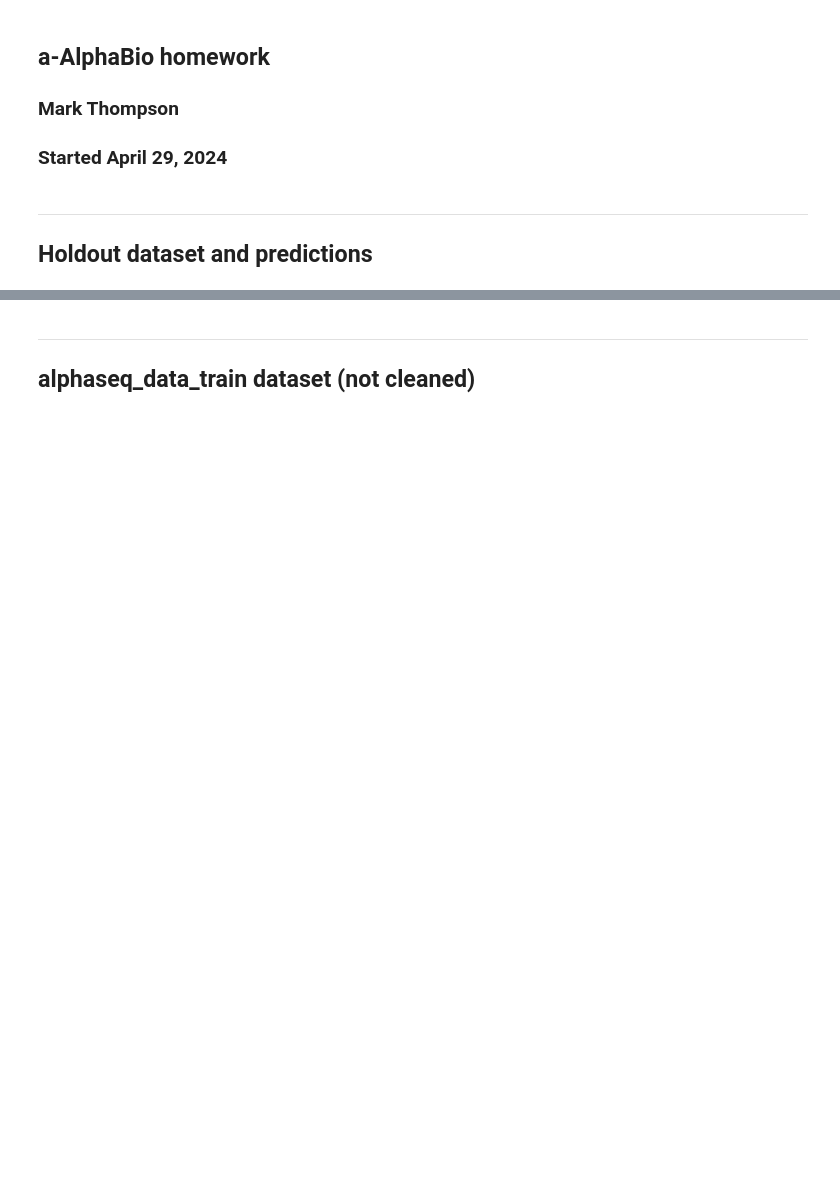
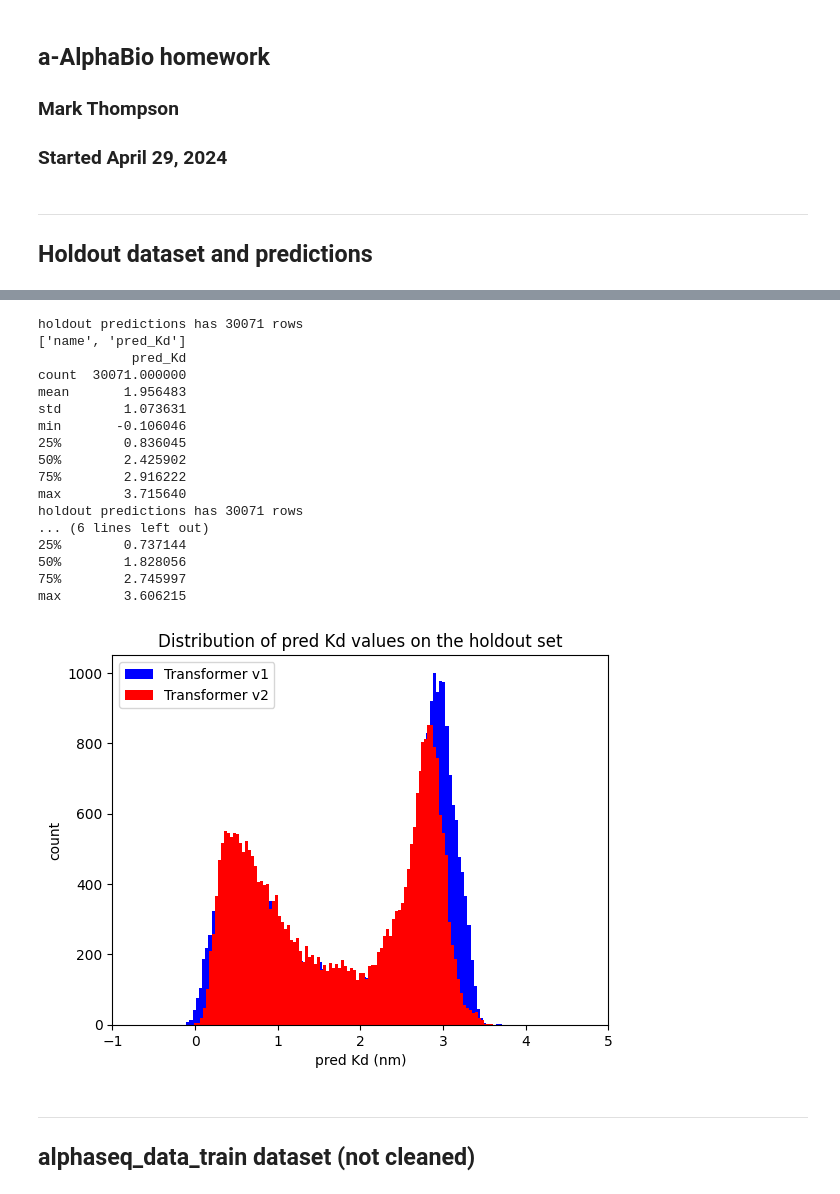
Before and after one commit to planaria158/BERT-antibody-antigen-binding-energy, a Jupyter notebook: Analysis.ipynb, the cells around one changed output, grey strips where cells are left out. Drawn from its saved outputs; the diff is of its cells as text; code cells hidden in the pictures; blank space fills up the shorter version.

Commit message:
more tform_mlp_v2 analysis and creating the Addendum_May9 folder

```diff
--- a/Analysis.ipynb
+++ b/Analysis.ipynb
@@ -63,23 +71,57 @@ print(df['sequence_a'].describe())
 # %%
 # The predictions on the holdout set
-data_file = './inference_results/tform_mlp_model/cleaned-4-data/preds_vit_1715104590.5575511.csv'
+
+# tform_mlp version 1 predictions
+data_file = './inference_results/tform_mlp_model/cleaned-4-data/preds_tform_mlp_1715104590.5575511.csv'
 df = pd.read_csv(data_file)
 rows1 = df.shape[0]
 print('holdout predictions has', rows1, 'rows')
 print(df.columns.tolist())
 print(df.describe())
-
 preds = df['pred_Kd'].values
 
+# tform_mlp_v2 version 2 predictions
+data_file = './inference_results/tform_mlp_model_v2/addendum/cleaned-4b-data/preds_tform_mlp_1715280172.2843447.csv'
+df = pd.read_csv(data_file)
+rows1 = df.shape[0]
+print('holdout predictions has', rows1, 'rows')
+print(df.columns.tolist())
+print(df.describe())
+preds_v2 = df['pred_Kd'].values
+
+
 # Histogram of predicted values
-plt.figure(figsize=(3,3))
-plt.hist(preds, bins=100)
+# plt.figure(figsize=(6,6))
+# plt.hist(preds, bins=100)
+plt.hist(preds, bins=100, alpha=1.0, label='Transformer v1', color='b')
+plt.hist(preds_v2, bins=100, alpha=1.0, label='Transformer v2', color='r')
+plt.legend(loc='upper left')
+
 plt.xlabel('pred Kd (nm)')
 plt.ylabel('count')
 plt.title('Distribution of pred Kd values on the holdout set')
 plt.xlim((-1,5))
 # plt.ylim((0,5))
 plt.show()
+# %% [output]
+holdout predictions has 30071 rows
+['name', 'pred_Kd']
+            pred_Kd
+count  30071.000000
+mean       1.956483
+std        1.073631
+min       -0.106046
+25%        0.836045
+50%        2.425902
+75%        2.916222
+max        3.715640
+holdout predictions has 30071 rows
+... (6 lines left out)
+25%        0.737144
+50%        1.828056
+75%        2.745997
+max        3.606215
+[figure, added]
 # %% [markdown]
 ----
 ## alphaseq_data_train dataset  (not cleaned)
```
Also changed, not shown: parts of 4 cells of this notebook, 10 other files.
